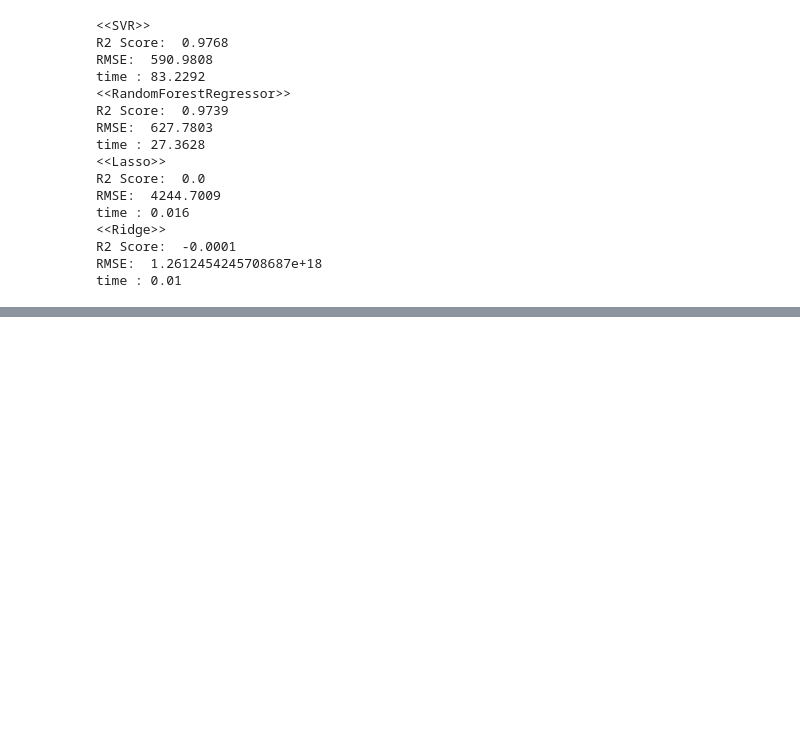
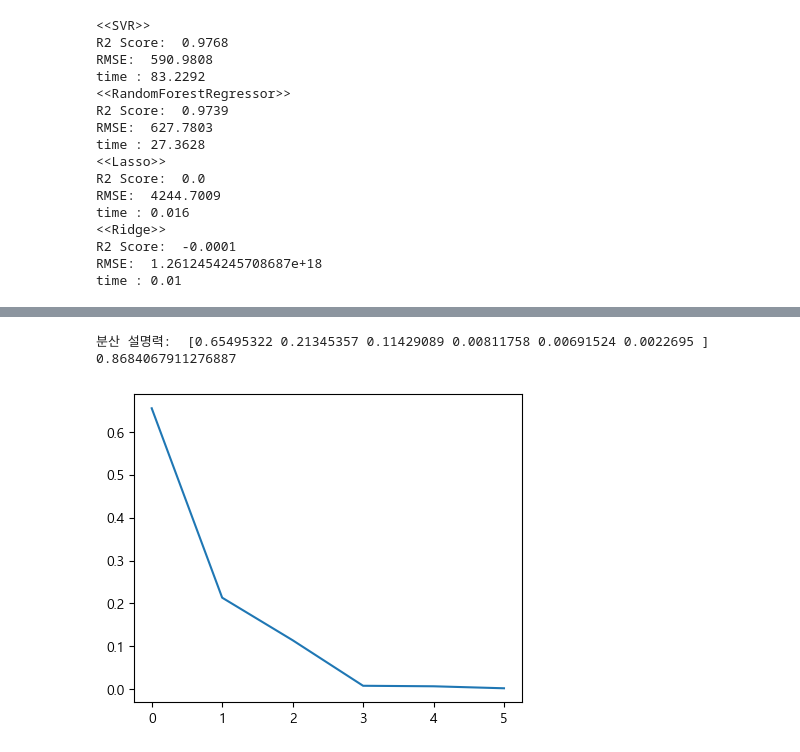
Before and after one commit to Park-Young-Bin/ADP_code, a Jupyter notebook: Kaggle_Diamonds Price Dataset.ipynb, the cells around one changed output, grey strips where cells are left out. Saved outputs shown, nothing was run; the diff lists cells and outputs as text; code cells hidden in the pictures; blank space fills up the shorter version.

```diff
--- a/Kaggle_Diamonds Price Dataset.ipynb
+++ b/Kaggle_Diamonds Price Dataset.ipynb
@@ -465,0 +469,6 @@ time : 0.01
+# %%
+scaler = StandardScaler()
+x=df.drop(['price', 'cut', 'color', 'clarity'], axis=1)
+x_scaled = pd.DataFrame(scaler.fit_transform(x))
+x_scaled.columns=['carat', 'depth', 'table', 'x', 'y', 'z']
+x_scaled.head()
@@ -465,0 +482,12 @@ time : 0.01
+# %%
+from sklearn.decomposition import PCA
+pca = PCA(n_components=6)
+pca_fit = pca.fit(x_scaled)
+print('분산 설명력: ', pca.explained_variance_ratio_)
+print(pca.explained_variance_ratio_[:2].sum())
+plt.figure(figsize=(5,4))
+plt.plot(pca.explained_variance_ratio_);
+# %% [output]
+분산 설명력:  [0.65495322 0.21345357 0.11429089 0.00811758 0.00691524 0.0022695 ]
+0.8684067911276887
+[figure, added]
```
Also changed, not shown: parts of 6 cells of this notebook.
